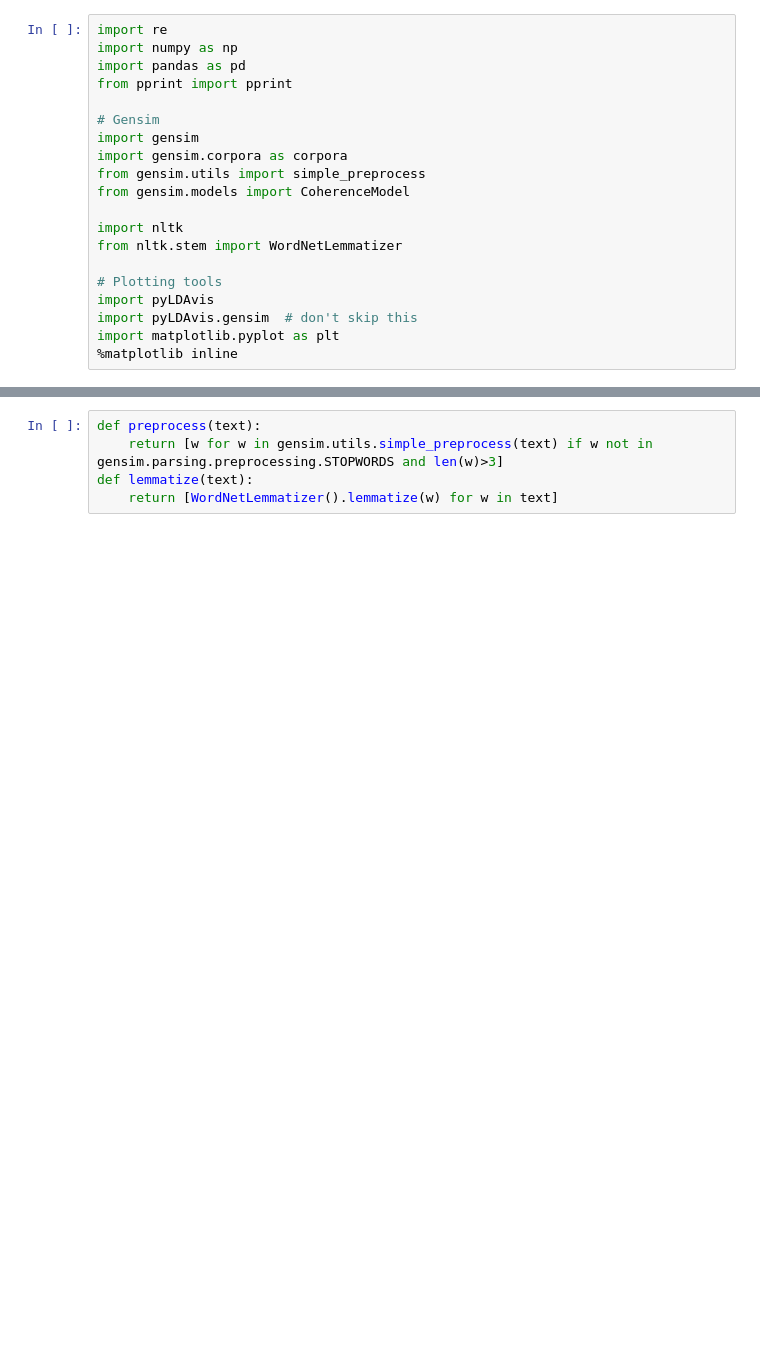
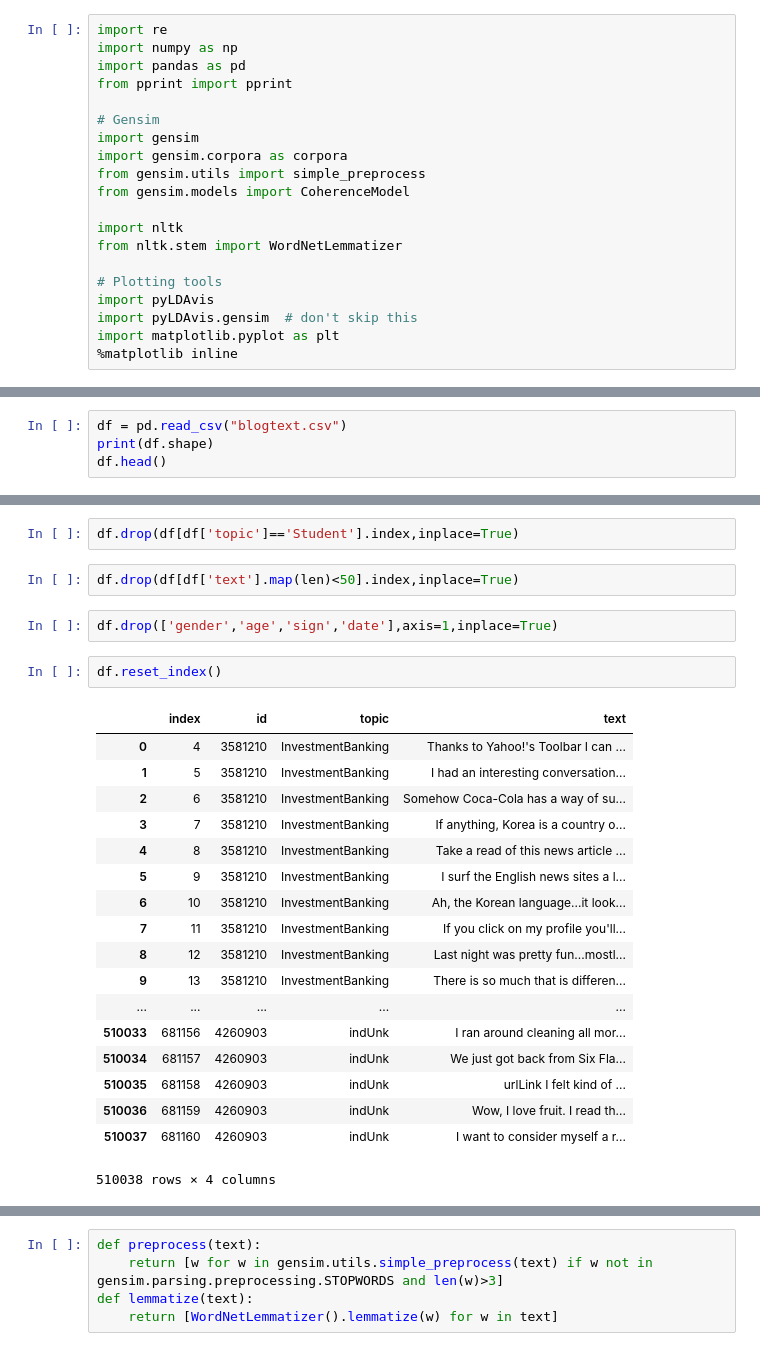
Before and after one commit to correaswebert/Blog-App, a Jupyter notebook: Model.ipynb, the cells around one changed output, grey strips where cells are left out. Drawn from its saved outputs; the diff is of its cells as text; blank space fills up the shorter version.

```diff
--- a/Model.ipynb
+++ b/Model.ipynb
@@ -35,0 +21,4 @@ print(list(newsgroups_train.target_names))
+# %%
+df = pd.read_csv("blogtext.csv")
+print(df.shape)
+df.head()
@@ -35,0 +33,27 @@ print(list(newsgroups_train.target_names))
+# %%
+df.drop(df[df['topic']=='Student'].index,inplace=True)
+# %%
+df.drop(df[df['text'].map(len)<50].index,inplace=True)
+# %%
+df.drop(['gender','age','sign','date'],axis=1,inplace=True)
+# %%
+df.reset_index()
+# %% [output]
+|  | index | id | topic | text |
+| 0 | 4 | 3581210 | InvestmentBanking | Thanks to Yahoo!'s Toolbar I can ... |
+| 1 | 5 | 3581210 | InvestmentBanking | I had an interesting conversation... |
+| 2 | 6 | 3581210 | InvestmentBanking | Somehow Coca-Cola has a way of su... |
+| 3 | 7 | 3581210 | InvestmentBanking | If anything, Korea is a country o... |
+| 4 | 8 | 3581210 | InvestmentBanking | Take a read of this news article ... |
+| 5 | 9 | 3581210 | InvestmentBanking | I surf the English news sites a l... |
+| 6 | 10 | 3581210 | InvestmentBanking | Ah, the Korean language...it look... |
+| 7 | 11 | 3581210 | InvestmentBanking | If you click on my profile you'll... |
+| 8 | 12 | 3581210 | InvestmentBanking | Last night was pretty fun...mostl... |
+| 9 | 13 | 3581210 | InvestmentBanking | There is so much that is differen... |
+| ... | ... | ... | ... | ... |
+| 510033 | 681156 | 4260903 | indUnk | I ran around cleaning all mor... |
+| 510034 | 681157 | 4260903 | indUnk | We just got back from Six Fla... |
+| 510035 | 681158 | 4260903 | indUnk | urlLink I felt kind of ... |
+| 510036 | 681159 | 4260903 | indUnk | Wow, I love fruit. I read th... |
+| 510037 | 681160 | 4260903 | indUnk | I want to consider myself a r... |
+510038 rows × 4 columns
```
Also changed, not shown: parts of 16 cells of this notebook.
